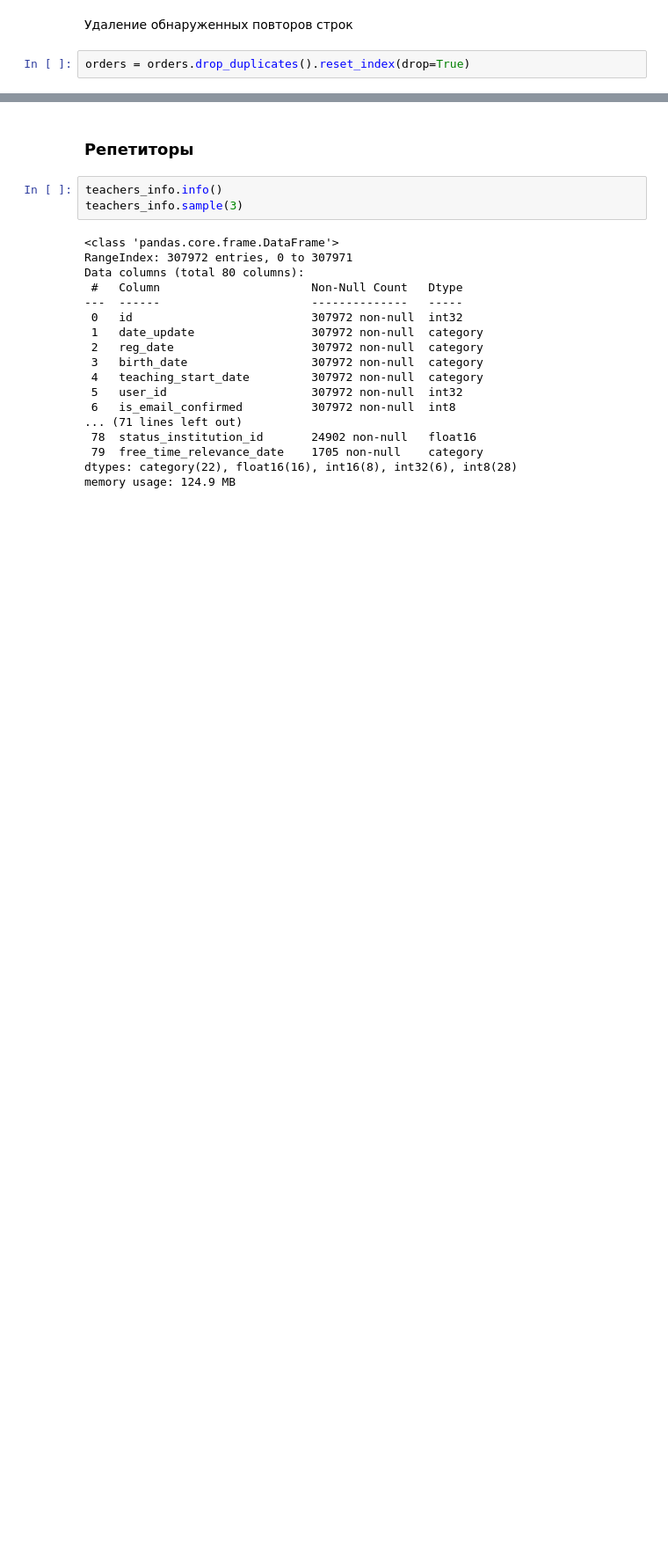
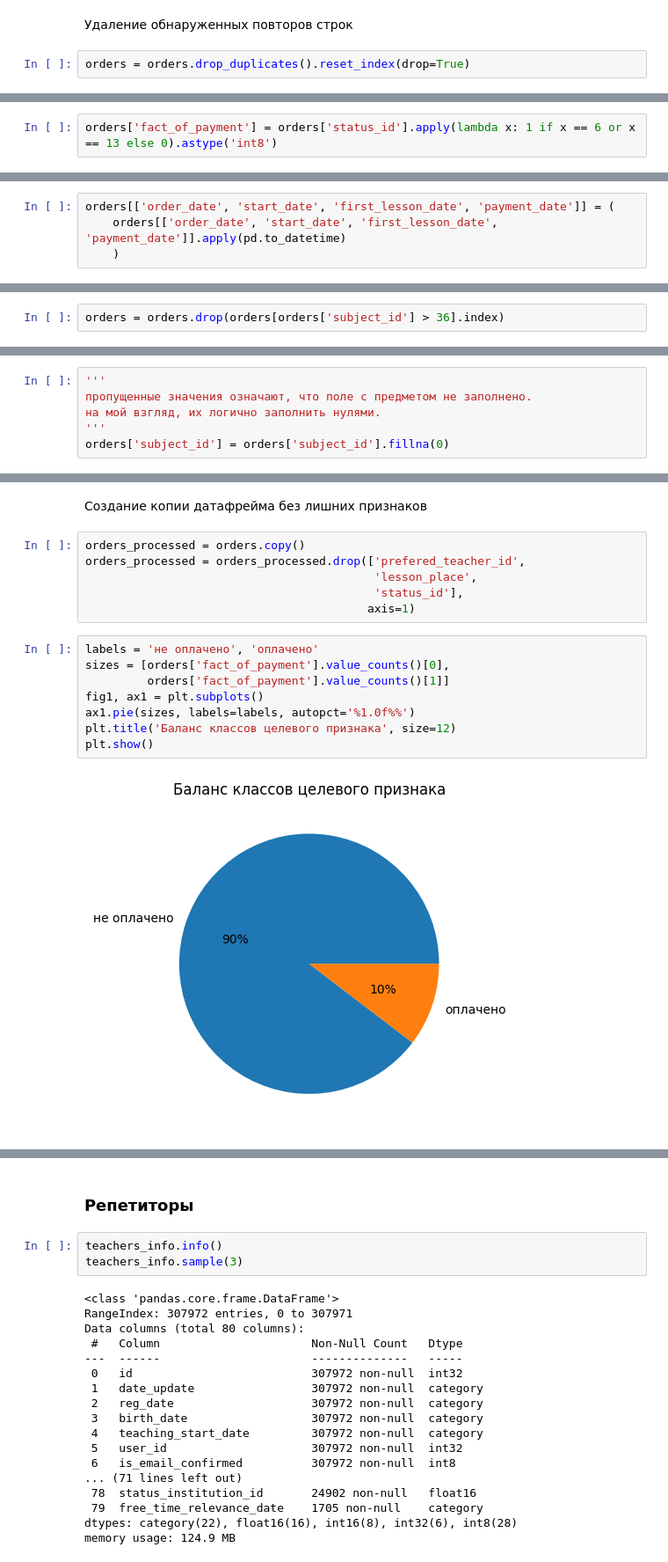
Before and after one commit to denis-42ds/classification_of_payment_requests, a Jupyter notebook: classification_of_payment_requests.ipynb, the cells around one changed output, grey strips where cells are left out. Shown at 88% size. Saved outputs shown, nothing was run; the diff lists cells and outputs as text; blank space fills up the shorter version.

```diff
--- a/classification_of_payment_requests.ipynb
+++ b/classification_of_payment_requests.ipynb
@@ -224,0 +295,2 @@ orders = orders.drop_duplicates().reset_index(drop=True)
+# %%
+orders['fact_of_payment'] = orders['status_id'].apply(lambda x: 1 if x == 6 or x == 13 else 0).astype('int8')
@@ -224,0 +299,4 @@ orders = orders.drop_duplicates().reset_index(drop=True)
+# %%
+orders[['order_date', 'start_date', 'first_lesson_date', 'payment_date']] = (
+    orders[['order_date', 'start_date', 'first_lesson_date', 'payment_date']].apply(pd.to_datetime)
+    )
@@ -224,0 +325,2 @@ orders = orders.drop_duplicates().reset_index(drop=True)
+# %%
+orders = orders.drop(orders[orders['subject_id'] > 36].index)
@@ -224,0 +329,6 @@ orders = orders.drop_duplicates().reset_index(drop=True)
+# %%
+'''
+пропущенные значения означают, что поле с предметом не заполнено.
+на мой взгляд, их логично заполнить нулями.
+'''
+orders['subject_id'] = orders['subject_id'].fillna(0)
@@ -225,3 +420,21 @@ orders = orders.drop_duplicates().reset_index(drop=True)
+# %% [markdown]
+Создание копии датафрейма без лишних признаков
+# %%
+orders_processed = orders.copy()
+orders_processed = orders_processed.drop(['prefered_teacher_id',
+                                          'lesson_place',
+                                          'status_id'],
+                                         axis=1)
+# %%
+labels = 'не оплачено', 'оплачено'
+sizes = [orders['fact_of_payment'].value_counts()[0],
+         orders['fact_of_payment'].value_counts()[1]]
+fig1, ax1 = plt.subplots()
+ax1.pie(sizes, labels=labels, autopct='%1.0f%%')
+plt.title('Баланс классов целевого признака', size=12)
+plt.show()
+# %% [output]
+[figure, added]
 # %% [markdown]
 #### Выводы и наблюдения
 - в таблице обнаружены дубликаты строк (0.076% от общего количества данных)
```
Also changed, not shown: parts of 33 cells of this notebook.
